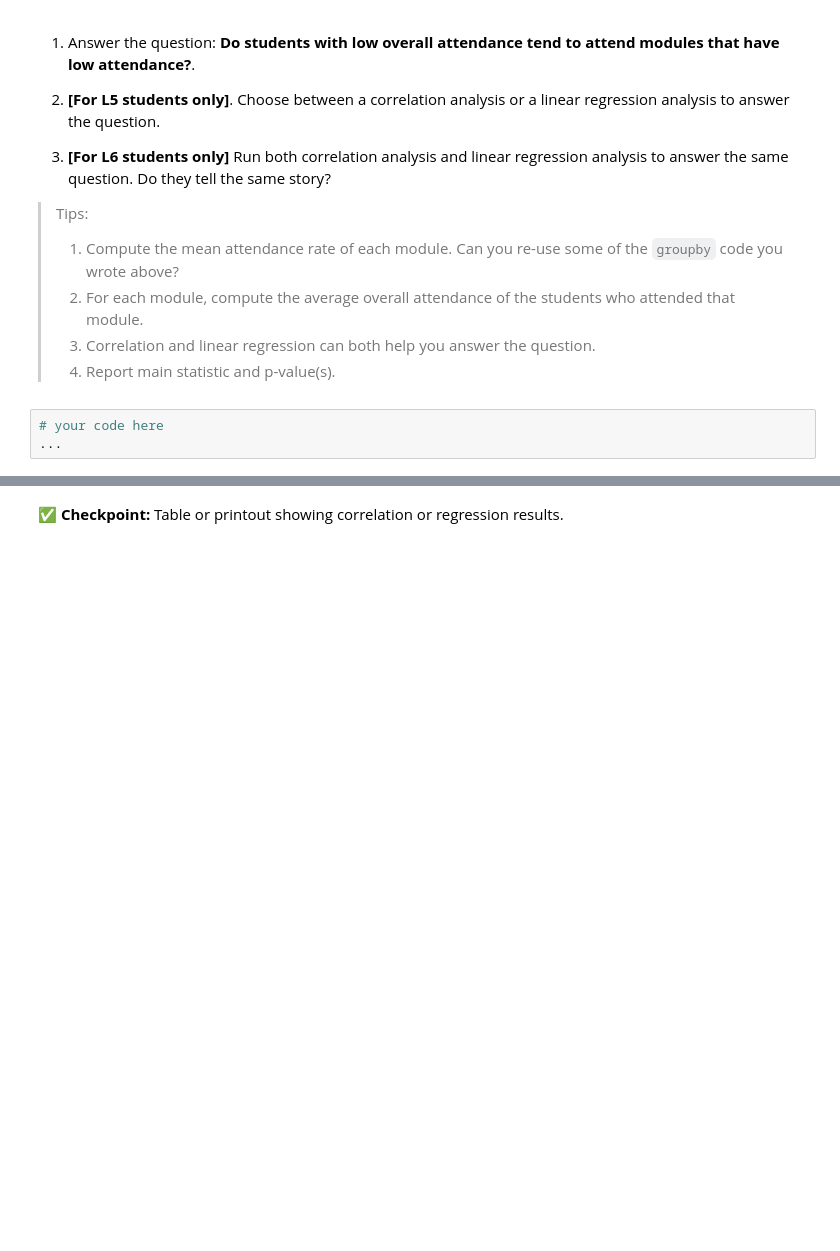
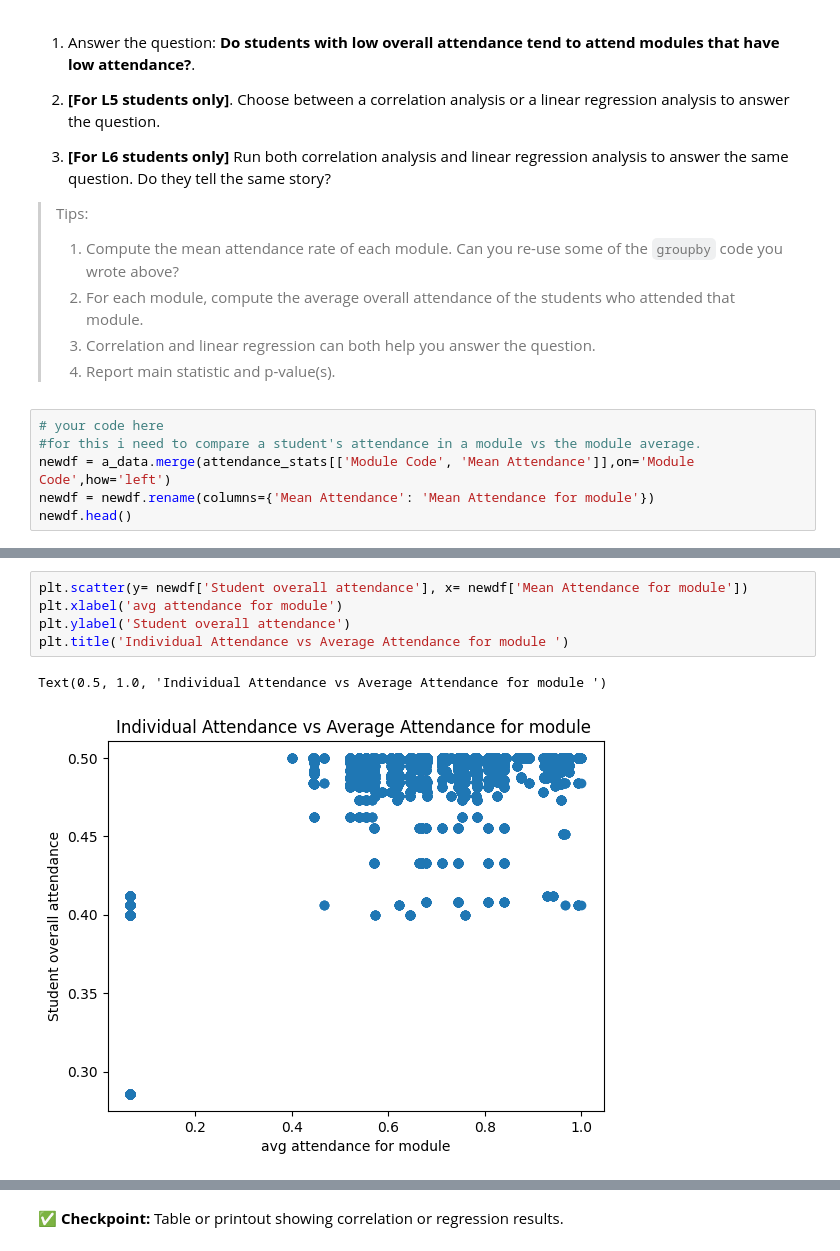
Before and after one commit to knnthfrmn/dsc25, a Jupyter notebook: summative1-1.ipynb, the cells around one changed output, grey strips where cells are left out. Cells and saved outputs as stored; diff of their text form; blank space fills up the shorter version.

```diff
--- a/summative1-1.ipynb
+++ b/summative1-1.ipynb
@@ -334,4 +331,7 @@ plt.show()
 > 4. Report main statistic and p-value(s).
 # %%
 # your code here
-...
+#for this i need to compare a student's attendance in a module vs the module average.
+newdf = a_data.merge(attendance_stats[['Module Code', 'Mean Attendance']],on='Module Code',how='left')
+newdf = newdf.rename(columns={'Mean Attendance': 'Mean Attendance for module'})
+newdf.head()
@@ -337,0 +345,8 @@ plt.show()
+# %%
+plt.scatter(y= newdf['Student overall attendance'], x= newdf['Mean Attendance for module'])
+plt.xlabel('avg attendance for module')
+plt.ylabel('Student overall attendance')
+plt.title('Individual Attendance vs Average Attendance for module ')
+# %% [output]
+Text(0.5, 1.0, 'Individual Attendance vs Average Attendance for module ')
+[figure, added]
```
Also changed, not shown: parts of 10 cells of this notebook, 1 other file.
